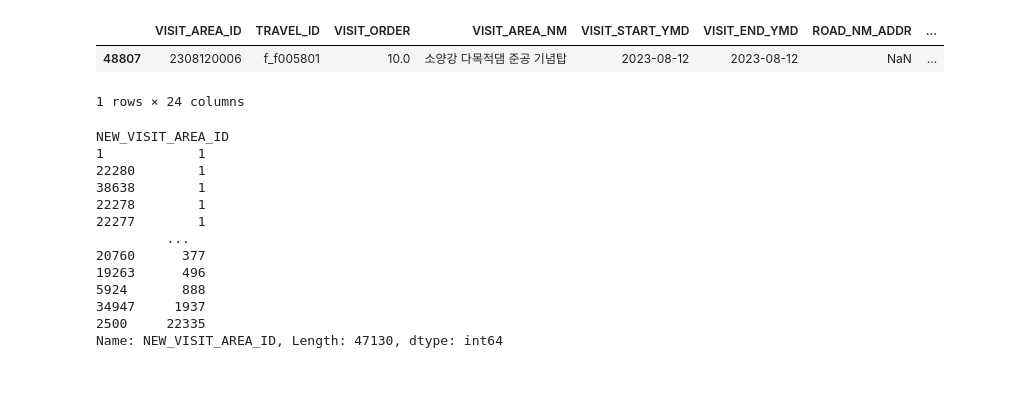
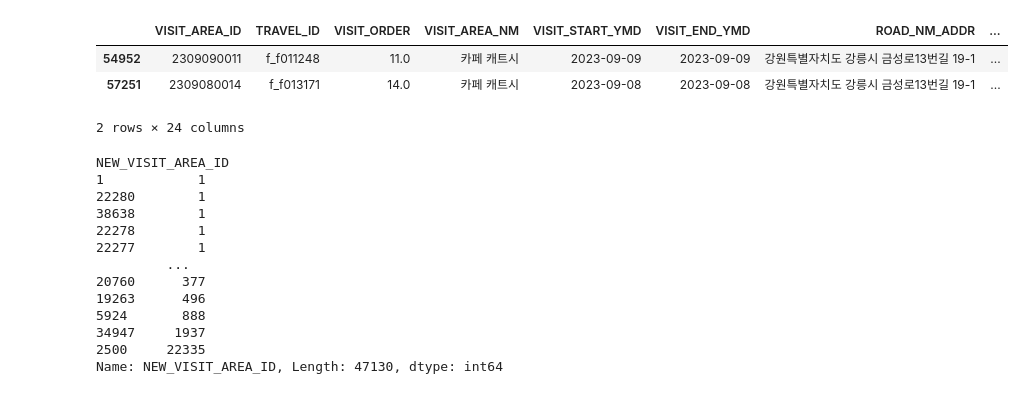
Before and after one commit to UnknwonD/GNN_Recommend, a Jupyter notebook: process_total/area_id_mapping.ipynb, the cells around one changed output. Cells and saved outputs as stored; diff of their text form; code cells hidden in the pictures.

```diff
--- a/process_total/area_id_mapping.ipynb
+++ b/process_total/area_id_mapping.ipynb
@@ -4,11 +4,12 @@ import pandas as pd
 
 df = pd.read_csv("./merged_csv/fin/방문지_fin.csv")
 # %%
-df[df['NEW_VISIT_AREA_ID'] == 22280]
+df[df['NEW_VISIT_AREA_ID'] == 39227]
 # %% [output]
 |  | VISIT_AREA_ID | TRAVEL_ID | VISIT_ORDER | VISIT_AREA_NM | VISIT_START_YMD | VISIT_END_YMD | ROAD_NM_ADDR | ... |
-| 48807 | 2308120006 | f_f005801 | 10.0 | 소양강 다목적댐 준공 기념탑 | 2023-08-12 | 2023-08-12 | NaN | ... |
+| 54952 | 2309090011 | f_f011248 | 11.0 | 카페 캐트시 | 2023-09-09 | 2023-09-09 | 강원특별자치도 강릉시 금성로13번길 19-1 | ... |
+| 57251 | 2309080014 | f_f013171 | 14.0 | 카페 캐트시 | 2023-09-08 | 2023-09-08 | 강원특별자치도 강릉시 금성로13번길 19-1 | ... |
-1 rows × 24 columns
+2 rows × 24 columns
 # %%
 df.groupby('NEW_VISIT_AREA_ID')['NEW_VISIT_AREA_ID'].count().sort_values()
 # %% [output]
```
Also changed, not shown: 2 other files.
